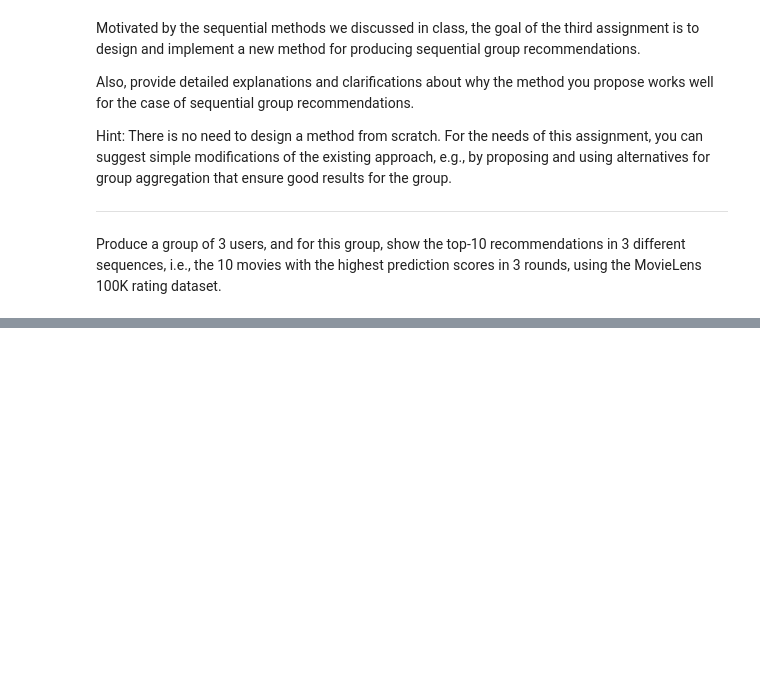
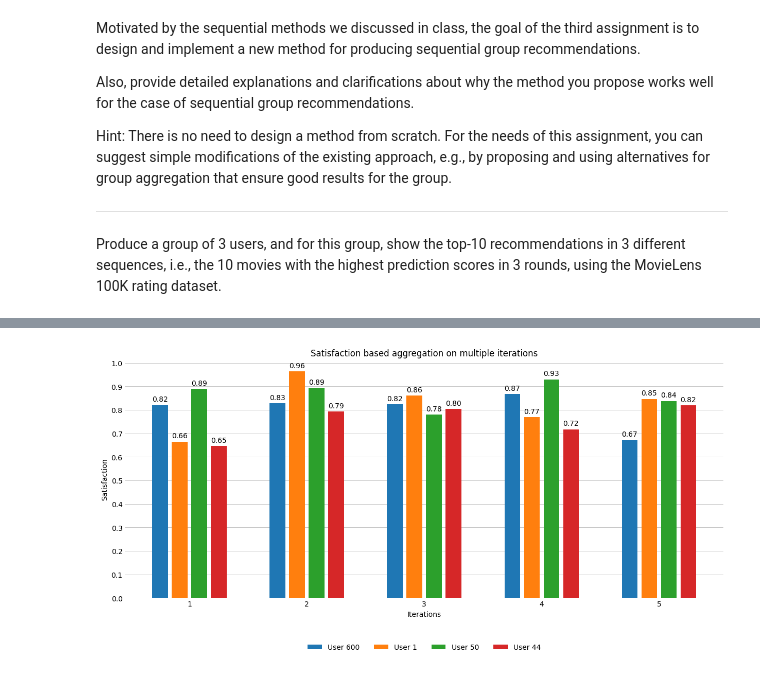
Before and after one commit to Xhst/atcs-fairness-recommendation, a Jupyter notebook: src/assignment3.ipynb, the cells around one changed output, grey strips where cells are left out. Saved outputs shown, nothing was run; the diff lists cells and outputs as text; code cells hidden in the pictures; blank space fills up the shorter version.

Commit message:
feat: assignment 3 sequential iteration plot

```diff
--- a/src/assignment3.ipynb
+++ b/src/assignment3.ipynb
@@ -7,6 +7,8 @@ from group_recommendation import GroupRecommendation
 from user_recommendation import UserRecommendation
 from dataset import Dataset
 import pandas as pd
+import matplotlib.pyplot as plt
+import numpy as np
 
 ratings_df = pd.read_csv(Dataset.get_dataset_path() + 'ratings.csv')
 ds = Dataset(ratings_df)
@@ -15,7 +17,7 @@ group_recommendation = GroupRecommendation(UserRecommendation(ds))
 
 sequential_recommendation = SequentialRecommendation(group_recommendation)
 
-userGroup = [1, 2, 3, 4, 5, 6, 7, 8, 9, 10]
+userGroup = set([1, 50, 600, 44])
 # %% [markdown]
 Motivated by the sequential methods we discussed in class, the goal of the third
 assignment is to design and implement a new method for producing sequential group
@@ -59,0 +41,4 @@ Recommendation sequence 0:
+# %%
+sequential_recommendations, satisfactions = reccomendation_sequence
+
+satisfactions
@@ -59,0 +63,43 @@ Recommendation sequence 0:
+# %%
+def prepare_data(d):
+    n = len(list(d.values())[0])
+    out = [list() for _ in range(n)]
+    users = {}
+    for k,v in d.items():
+        for i,(u, x) in enumerate(v):
+            out[i].append(x)
+            users[i] = u
+
+    return out, users, n
+
+def multiple_bar_plot(d, width, spacing):
+
+    out, users, n = prepare_data(d)
+    m = len(d)
+
+    if (spacing < width * n):
+        print("Spacing to small")
+        return
+
+    fig, ax = plt.subplots(figsize=(15, 6))
+    xs = spacing*np.arange(m)
+    ax.grid(axis='y', linewidth=0.35, zorder=0)
+    for i,v in enumerate(out):
+        rect = ax.bar(xs - n*width/2 + width/2 + i*width, v, width*0.8, label=f'User {users[i]}', zorder=3)
+        ax.bar_label(rect, padding=3, fmt='{:,.2f}')
+
+    ax.set(frame_on=False)
+    ax.tick_params(axis=u'both', which=u'both',length=0)
+    ax.set_ylabel('Satisfaction')
+    ax.set_xlabel('Iterations')
+    ax.set_title('Satisfaction based aggregation on multiple iterations')
+    ax.set_xticks(np.arange(m)*spacing)
+    ax.set_xticklabels(np.arange(m)+1)
+    ax.set_yticks([i * 0.10 for i in range(0, 11)])
+
+    ax.legend(loc='lower center', bbox_to_anchor=(0.5, -0.25), ncol=len(out), frameon=False)
+
+multiple_bar_plot(satisfactions, 0.25, 1.5)
+plt.show()
+# %% [output]
+[figure, added]
```
Also changed, not shown: parts of 3 cells of this notebook, 1 other file.
